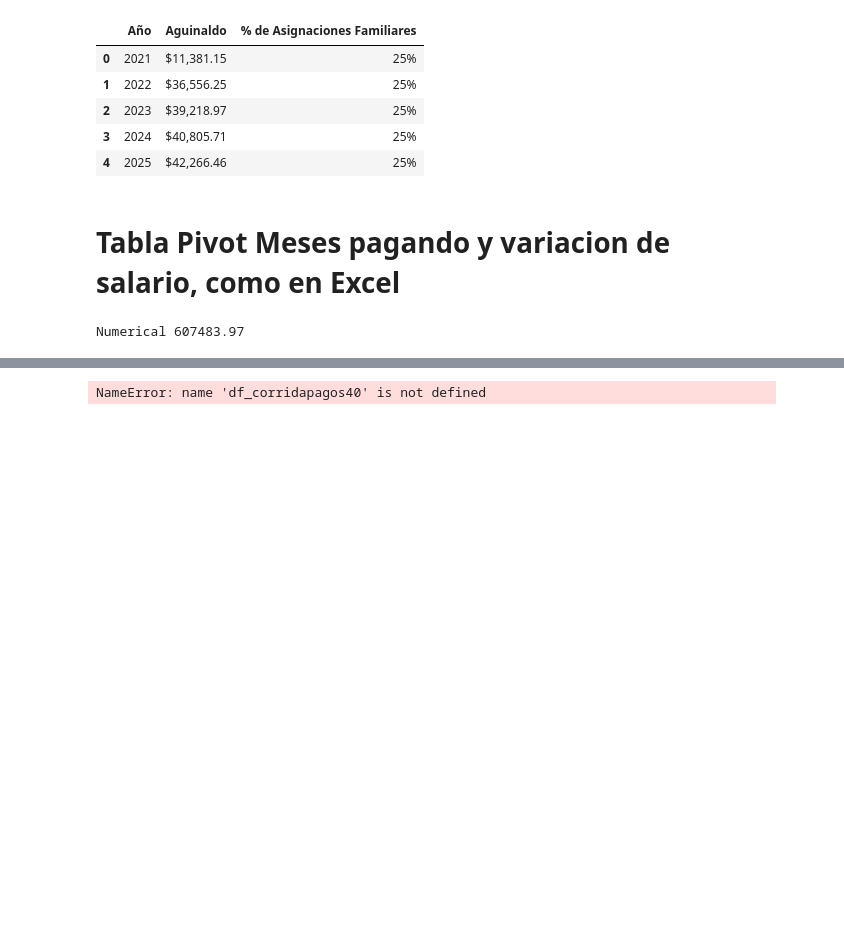
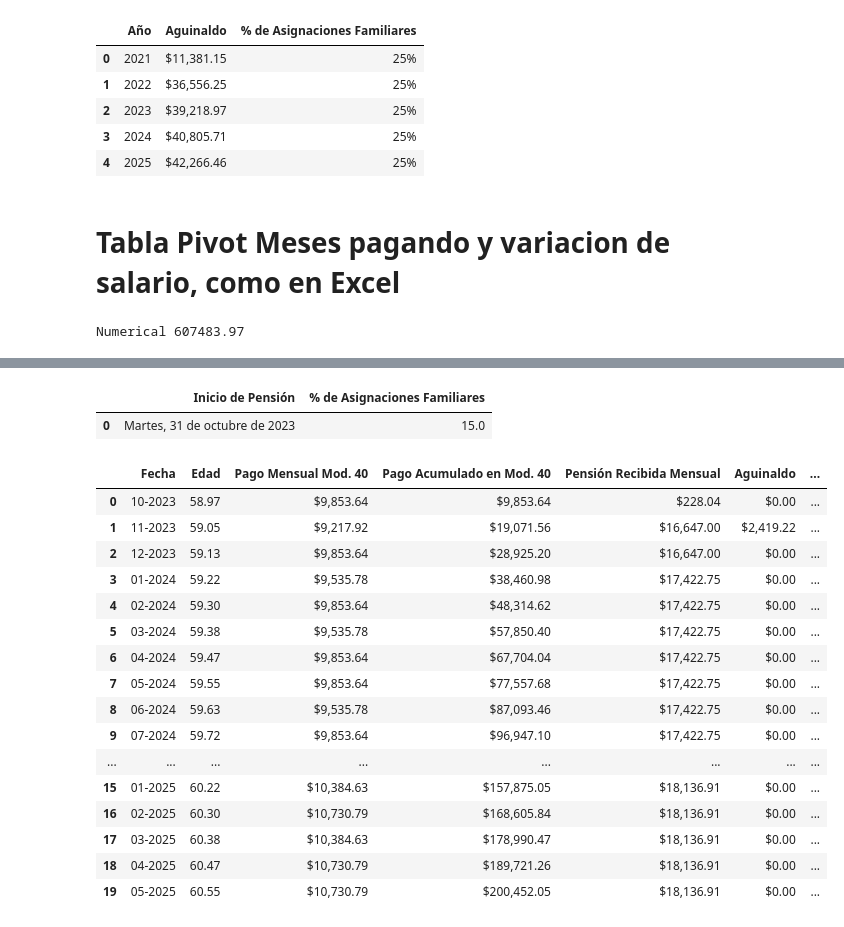
Before and after one commit to Alfonzo1114/streamlit, a Jupyter notebook: Pensiones_V3.ipynb, the cells around one changed output, grey strips where cells are left out. Saved outputs shown, nothing was run; the diff lists cells and outputs as text; code cells hidden in the pictures; blank space fills up the shorter version.

```diff
--- a/Pensiones_V3.ipynb
+++ b/Pensiones_V3.ipynb
@@ -2035,21 +2192,60 @@ TypeError: Cannot compare Timestamp with datetime.date. Use ts == pd.Timestamp(d
 # %%
-# Mod. 40
+salario = 2593.5 #@param {type:"number"}
+start_date = "2024-01-01" #@param {type:"date"}
+start_date = datetime.strptime(start_date, "%Y-%m-%d").date()
+durata = 24 #@param {type:"integer"}
+
 pagos_num, pagos_str = pagos40(salario, start_date, durata)
-pagos_num
 
-def costos_40_simplificado(df_corridapagos40, salario_asignado):
-    risultato = df_corridapagos40[['Meses pagando', 'Pago Total', 'Pensión Alcanzada', 'Aumento respecto al mes anterior']]
-    risultato.rename(columns={'Pensión Alcanzada': f'Salario Diario Asignado: ${salario_asignado} (Pensión Mensual Alcanzada)',
-                              'Pago Total': f'Salario Diario Asignado: ${salario_asignado} (Inversión)'},
-                     inplace=True)
-    return risultato
+#Example usage
+ejemplo_fecha_inicio = pd.to_datetime('2023-10-31').date()
+ejemplo_ano_final = 2030
+ejemplo_fecha_nacimiento = Usuario.fecha_nacimiento_date
+ejemplo_pagos = pagos_num#None
+ejemplo_pension_recibida = 16647
+ejemplo_perc_asignaciones_familiares = 0.15
 
-df_corridapagos40_simplificado = costos_40_simplificado(df_corridapagos40, salario_asignado)
-display(df_corridapagos40_simplificado.head())
+ejemplo_tabla_aguinaldo_num, ejemplo_tabla_aguinaldo_str = tabla_aguinaldo(fecha_inicio=ejemplo_fecha_inicio,
+                                                           pension_final=ejemplo_pension_recibida,
+                                                           year_max=ejemplo_ano_final,
+                                                           perc_asignaciones_familiares=ejemplo_perc_asignaciones_familiares,
+                                                           year_cambio_asignaciones=None,
+                                                           perc_restar=None)
 
-from plotly.figure_factory import create_table
-import plotly.offline as py
-table = create_table(df_corridapagos40_simplificado)
-py.iplot(table)
+ejemplo_tabla_crecimiento_num, ejemplo_tabla_crecimiento_str = crecimiento_anual_pension_fcn(ejemplo_fecha_inicio.year,
+                                                                                             ejemplo_pension_recibida,
+                                                                                             ejemplo_ano_final)
+
+DatosIniciales = {'$ Pensión Recibida': ejemplo_pension_recibida,
+         'Fecha de Inicio': ejemplo_fecha_inicio,
+         'Crecimiento Anual de Pensión' : ejemplo_tabla_crecimiento_num,
+         'Aguinaldo': ejemplo_tabla_aguinaldo_num,
+         'Fecha de Nacimiento': ejemplo_fecha_nacimiento}
+
+tabla_balance_num, tabla_balance_str, tabla_resumen = balance_futuro(fecha_inicio_total=ejemplo_fecha_inicio,
+                                                      ano_final=ejemplo_ano_final,
+                                                      dict_balance=DatosIniciales,
+                                                      pagos=ejemplo_pagos)
+
+display(tabla_resumen)
+tabla_balance_str.head(20)
 # %% [output]
-NameError: name 'df_corridapagos40' is not defined
+|  | Inicio de Pensión | % de Asignaciones Familiares |
+| 0 | Martes, 31 de octubre de 2023 | 15.0 |
+|  | Fecha | Edad | Pago Mensual Mod. 40 | Pago Acumulado en Mod. 40 | Pensión Recibida Mensual | Aguinaldo | ... |
+| 0 | 10-2023 | 58.97 | $9,853.64 | $9,853.64 | $228.04 | $0.00 | ... |
+| 1 | 11-2023 | 59.05 | $9,217.92 | $19,071.56 | $16,647.00 | $2,419.22 | ... |
+| 2 | 12-2023 | 59.13 | $9,853.64 | $28,925.20 | $16,647.00 | $0.00 | ... |
+| 3 | 01-2024 | 59.22 | $9,535.78 | $38,460.98 | $17,422.75 | $0.00 | ... |
+| 4 | 02-2024 | 59.30 | $9,853.64 | $48,314.62 | $17,422.75 | $0.00 | ... |
+| 5 | 03-2024 | 59.38 | $9,535.78 | $57,850.40 | $17,422.75 | $0.00 | ... |
+| 6 | 04-2024 | 59.47 | $9,853.64 | $67,704.04 | $17,422.75 | $0.00 | ... |
+| 7 | 05-2024 | 59.55 | $9,853.64 | $77,557.68 | $17,422.75 | $0.00 | ... |
+| 8 | 06-2024 | 59.63 | $9,535.78 | $87,093.46 | $17,422.75 | $0.00 | ... |
+| 9 | 07-2024 | 59.72 | $9,853.64 | $96,947.10 | $17,422.75 | $0.00 | ... |
+| ... | ... | ... | ... | ... | ... | ... | ... |
+| 15 | 01-2025 | 60.22 | $10,384.63 | $157,875.05 | $18,136.91 | $0.00 | ... |
+| 16 | 02-2025 | 60.30 | $10,730.79 | $168,605.84 | $18,136.91 | $0.00 | ... |
+| 17 | 03-2025 | 60.38 | $10,384.63 | $178,990.47 | $18,136.91 | $0.00 | ... |
+| 18 | 04-2025 | 60.47 | $10,730.79 | $189,721.26 | $18,136.91 | $0.00 | ... |
+| 19 | 05-2025 | 60.55 | $10,730.79 | $200,452.05 | $18,136.91 | $0.00 | ... |
```
Also changed, not shown: parts of 17 cells of this notebook.
